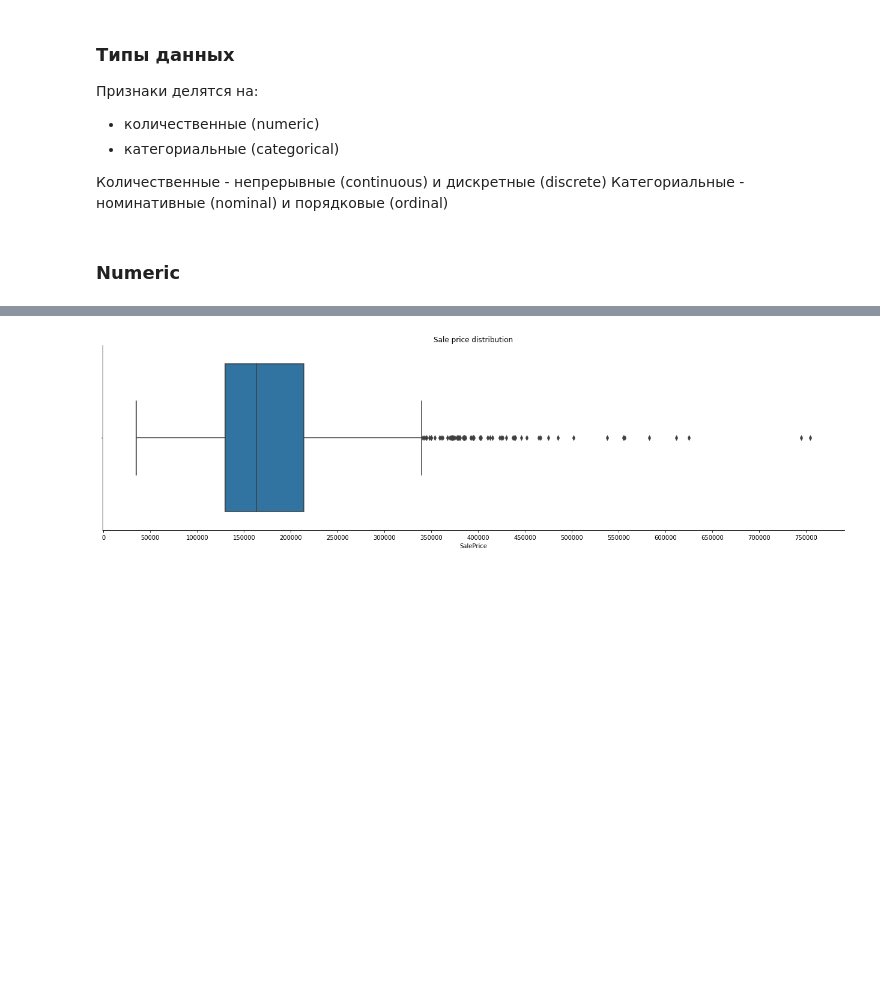
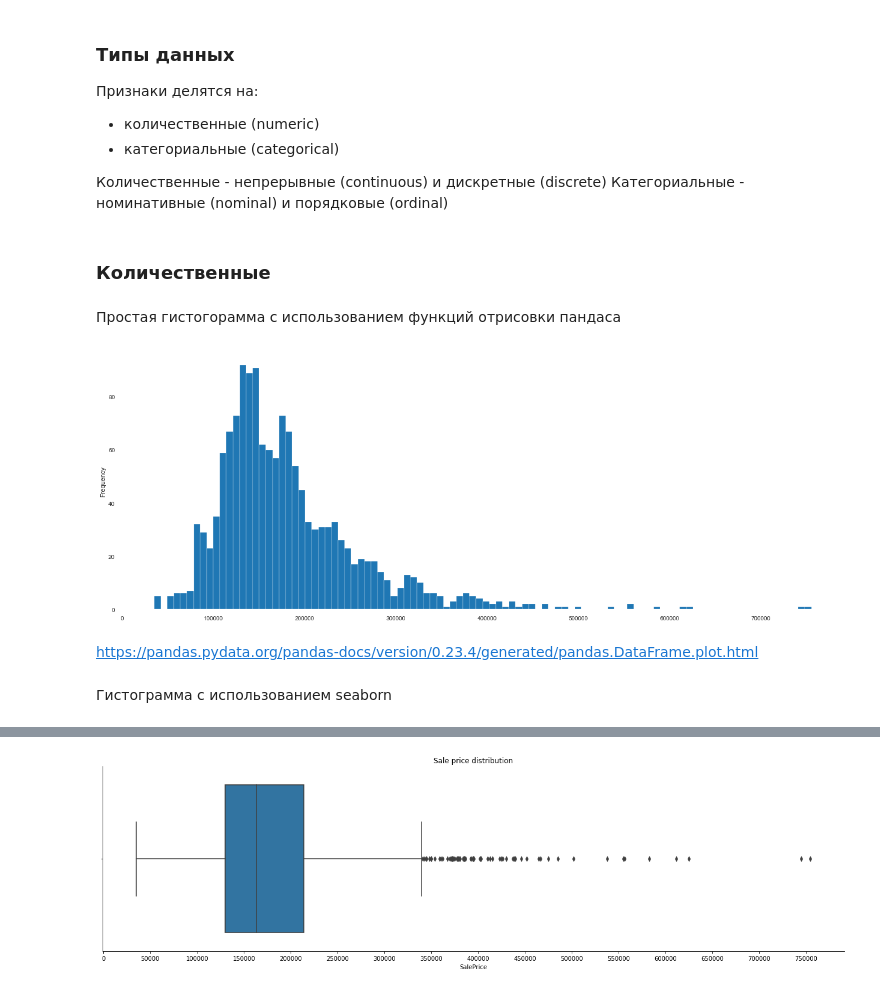
Before and after one commit to ekhrapachev/stud.data.processing, a Jupyter notebook: base.1.ipynb, the cells around one changed output, grey strips where cells are left out. Saved outputs shown, nothing was run; the diff lists cells and outputs as text; code cells hidden in the pictures; blank space fills up the shorter version.

```diff
--- a/base.1.ipynb
+++ b/base.1.ipynb
@@ -110,7 +120,17 @@ Name: SalePrice, dtype: float64
 Количественные - непрерывные (continuous) и дискретные (discrete) </br>
 Категориальные - номинативные (nominal) и порядковые (ordinal)
 # %% [markdown]
-### Numeric
+### Количественные
+# %% [markdown]
+Простая гистогорамма с использованием функций отрисовки пандаса
+# %%
+data.SalePrice.plot(kind='hist', figsize=(22,8), bins=100);
+# %% [output]
+[figure, added]
+# %% [markdown]
+https://pandas.pydata.org/pandas-docs/version/0.23.4/generated/pandas.DataFrame.plot.html
+# %% [markdown]
+Гистограмма с использованием seaborn
 # %%
 # ax = data.SalePrice.plot(kind='hist', figsize=(22,8), bins=200, xlim=(0,500000), facecolor='g', alpha=0.75);
 plt.figure(figsize=(22,8));
```
Also changed, not shown: parts of 21 cells of this notebook.
